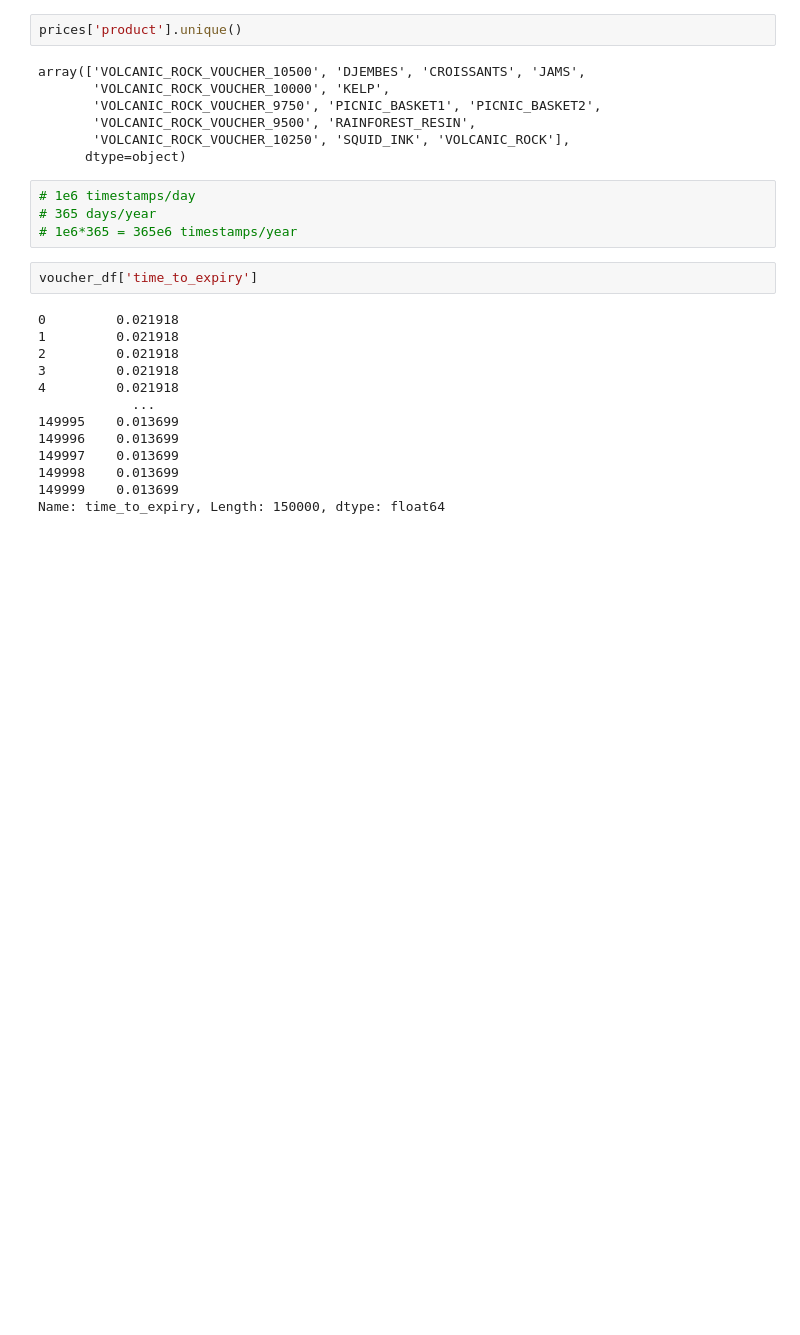
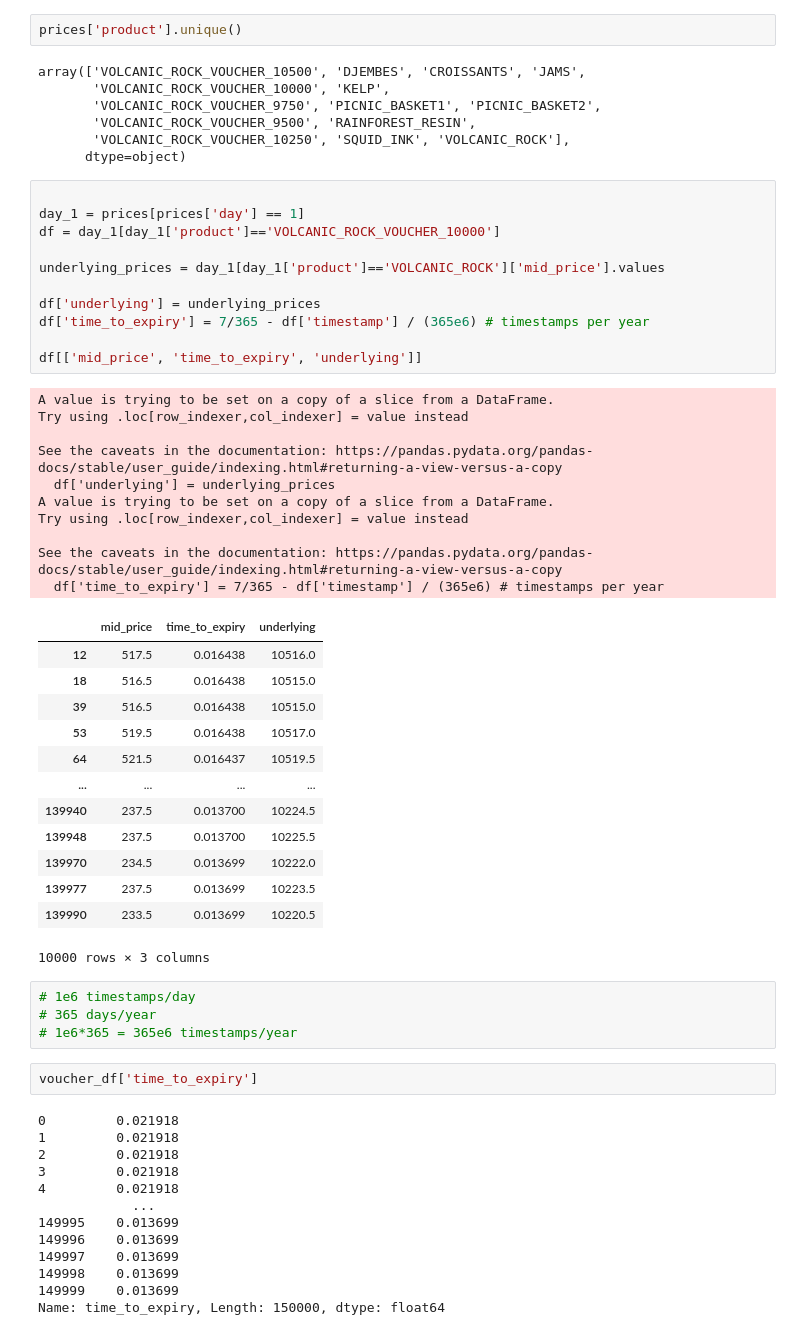
Before and after one commit to chrispyroberts/imc-prosperity-3, a Jupyter notebook: round3 analysis.ipynb, the cells around one changed output. Drawn from its saved outputs; the diff is of its cells as text; blank space fills up the shorter version.

```diff
--- a/round3 analysis.ipynb
+++ b/round3 analysis.ipynb
@@ -29,6 +33,41 @@ array(['VOLCANIC_ROCK_VOUCHER_10500', 'DJEMBES', 'CROISSANTS', 'JAMS',
        'VOLCANIC_ROCK_VOUCHER_9500', 'RAINFOREST_RESIN',
        'VOLCANIC_ROCK_VOUCHER_10250', 'SQUID_INK', 'VOLCANIC_ROCK'],
       dtype=object)
+# %%
+
+day_1 = prices[prices['day'] == 1]
+df = day_1[day_1['product']=='VOLCANIC_ROCK_VOUCHER_10000']
+
+underlying_prices = day_1[day_1['product']=='VOLCANIC_ROCK']['mid_price'].values
+
+df['underlying'] = underlying_prices
+df['time_to_expiry'] = 7/365 - df['timestamp'] / (365e6) # timestamps per year
+
+df[['mid_price', 'time_to_expiry', 'underlying']]
+# %% [output]
+A value is trying to be set on a copy of a slice from a DataFrame.
+Try using .loc[row_indexer,col_indexer] = value instead
+
+See the caveats in the documentation: https://pandas.pydata.org/pandas-docs/stable/user_guide/indexing.html#returning-a-view-versus-a-copy
+  df['underlying'] = underlying_prices
+A value is trying to be set on a copy of a slice from a DataFrame.
+Try using .loc[row_indexer,col_indexer] = value instead
+
+See the caveats in the documentation: https://pandas.pydata.org/pandas-docs/stable/user_guide/indexing.html#returning-a-view-versus-a-copy
+  df['time_to_expiry'] = 7/365 - df['timestamp'] / (365e6) # timestamps per year
+|  | mid_price | time_to_expiry | underlying |
+| 12 | 517.5 | 0.016438 | 10516.0 |
+| 18 | 516.5 | 0.016438 | 10515.0 |
+| 39 | 516.5 | 0.016438 | 10515.0 |
+| 53 | 519.5 | 0.016438 | 10517.0 |
+| 64 | 521.5 | 0.016437 | 10519.5 |
+| ... | ... | ... | ... |
+| 139940 | 237.5 | 0.013700 | 10224.5 |
+| 139948 | 237.5 | 0.013700 | 10225.5 |
+| 139970 | 234.5 | 0.013699 | 10222.0 |
+| 139977 | 237.5 | 0.013699 | 10223.5 |
+| 139990 | 233.5 | 0.013699 | 10220.5 |
+10000 rows × 3 columns
 # %%
 # 1e6 timestamps/day
 # 365 days/year
```
Also changed, not shown: parts of 15 cells of this notebook.
